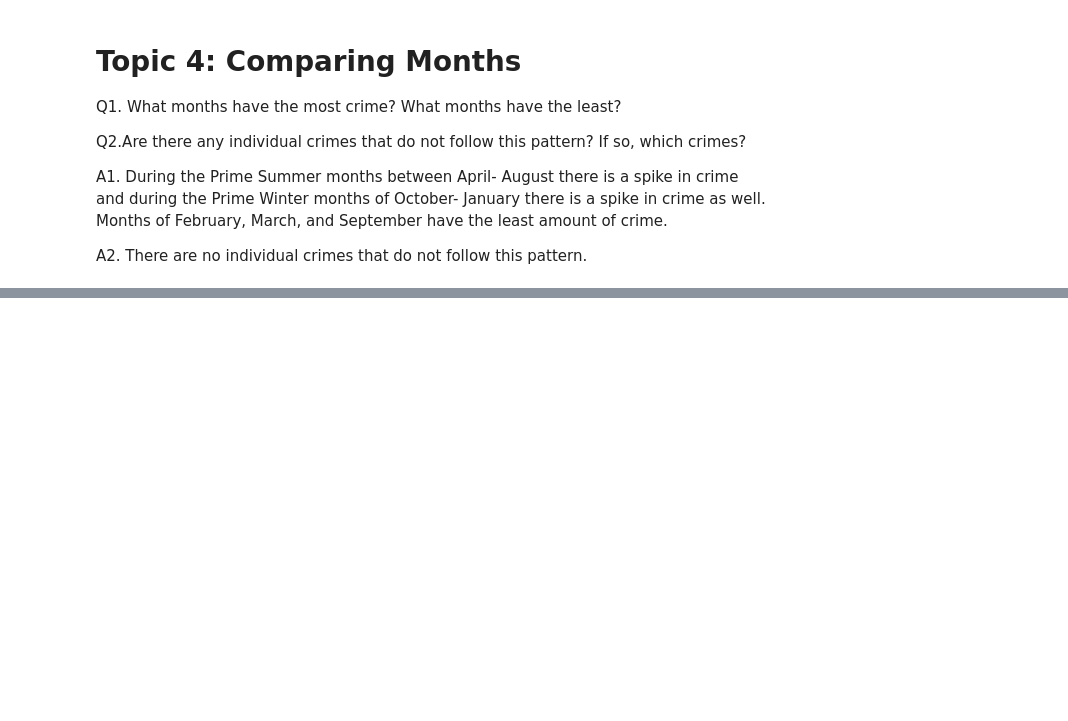
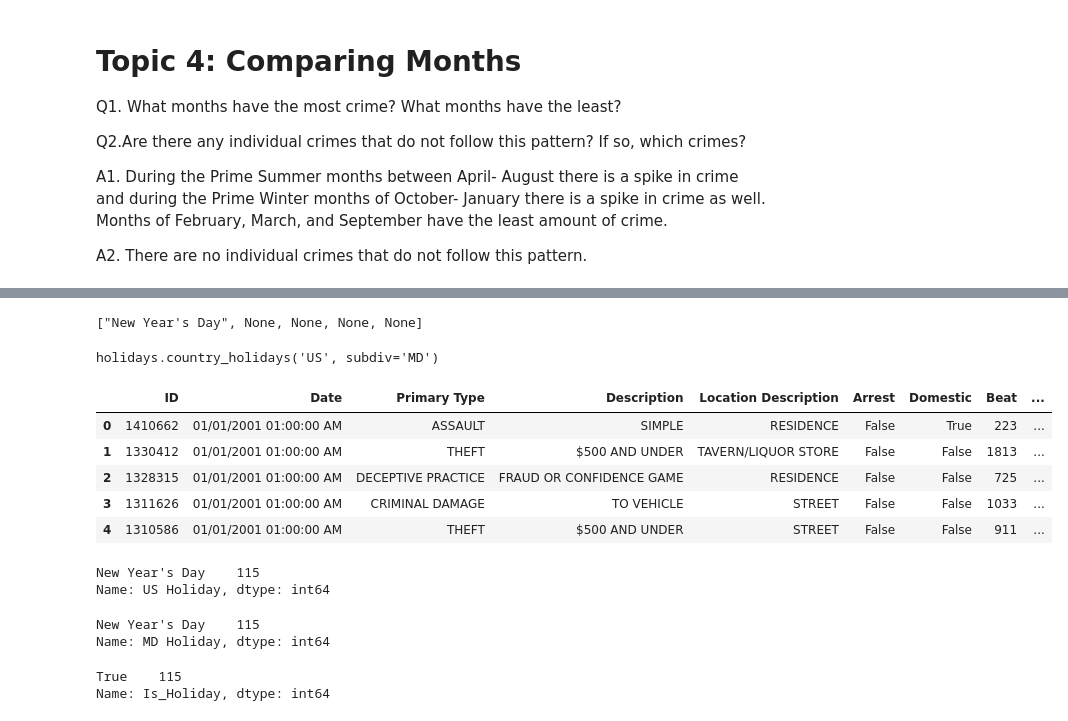
Before and after one commit to CatDawn29/Tippins-Chicago-Data-Project-4, a Jupyter notebook: Project 4 - Tippins Chicago Crime Data.ipynb, the cells around one changed output, grey strips where cells are left out. Saved outputs shown, nothing was run; the diff lists cells and outputs as text; code cells hidden in the pictures; blank space fills up the shorter version.

```diff
--- a/Project 4 - Tippins Chicago Crime Data.ipynb
+++ b/Project 4 - Tippins Chicago Crime Data.ipynb
@@ -370,0 +514,4 @@ A2. There are no  holidays that show a decrease in the # of crime.
+# %%
+## Create an instance of the US country holidays.
+us_holidays = country_holidays('US')
+us_holidays
@@ -370,0 +527,43 @@ A2. There are no  holidays that show a decrease in the # of crime.
+# %%
+## Getting us holidays for all dates
+holiday_list = [us_holidays.get(day) for day in all_days]
+holiday_list[:5]
+# %% [output]
+["New Year's Day", None, None, None, None]
+# %%
+# For a specific subdivisions (e.g. state or province):
+md_holidays = country_holidays('US', subdiv='MD')
+md_holidays
+# %% [output]
+holidays.country_holidays('US', subdiv='MD')
+# %%
+## Saving both holiday types as columns
+df["US Holiday"] = [us_holidays.get(day) for day in df['Date']]
+df['MD Holiday'] = [md_holidays.get(day) for day in df['Date']]
+df.head()
+# %% [output]
+|  | ID | Date | Primary Type | Description | Location Description | Arrest | Domestic | Beat | ... |
+| 0 | 1410662 | 01/01/2001 01:00:00 AM | ASSAULT | SIMPLE | RESIDENCE | False | True | 223 | ... |
+| 1 | 1330412 | 01/01/2001 01:00:00 AM | THEFT | $500 AND UNDER | TAVERN/LIQUOR STORE | False | False | 1813 | ... |
+| 2 | 1328315 | 01/01/2001 01:00:00 AM | DECEPTIVE PRACTICE | FRAUD OR CONFIDENCE GAME | RESIDENCE | False | False | 725 | ... |
+| 3 | 1311626 | 01/01/2001 01:00:00 AM | CRIMINAL DAMAGE | TO VEHICLE | STREET | False | False | 1033 | ... |
+| 4 | 1310586 | 01/01/2001 01:00:00 AM | THEFT | $500 AND UNDER | STREET | False | False | 911 | ... |
+# %%
+## US Holidays
+df['US Holiday'].value_counts()
+# %% [output]
+New Year's Day    115
+Name: US Holiday, dtype: int64
+# %%
+## MD Holidays
+df['MD Holiday'].value_counts()
+# %% [output]
+New Year's Day    115
+Name: MD Holiday, dtype: int64
+# %%
+## Saving a binary is holiday feature
+df['Is_Holiday'] = df['US Holiday'].notna()
+df['Is_Holiday'].value_counts()
+# %% [output]
+True    115
+Name: Is_Holiday, dtype: int64
```
Also changed, not shown: parts of 30 cells of this notebook, 25 other files.
